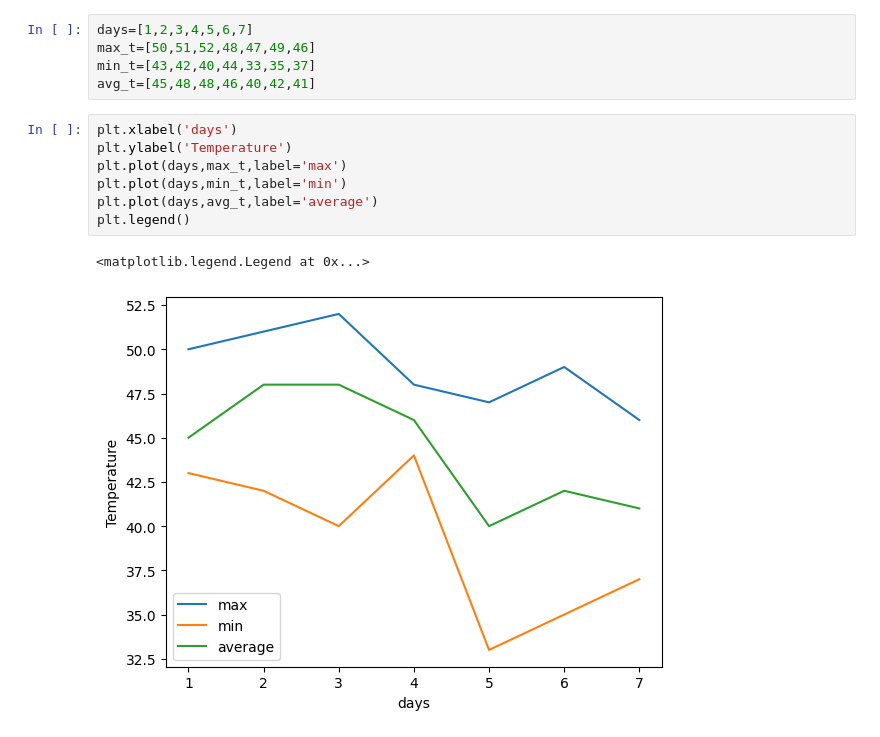
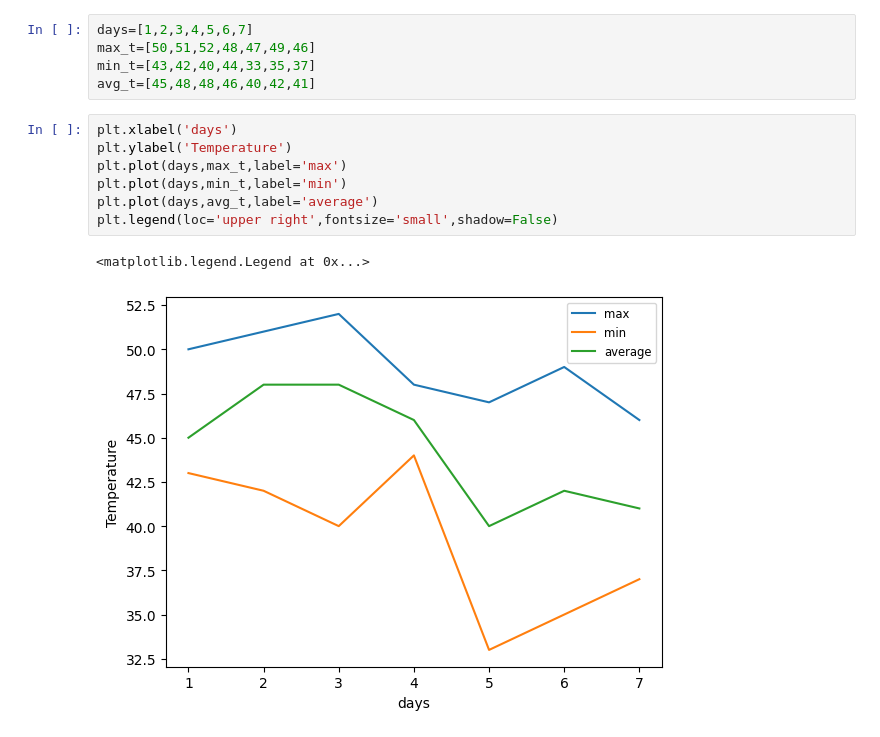
Before and after one commit to dinesh16adh/Data-Science, a Jupyter notebook: Untitled3.ipynb, the cells around one changed output. Drawn from its saved outputs; the diff is of its cells as text.

Commit message:
legend

```diff
--- a/Untitled3.ipynb
+++ b/Untitled3.ipynb
@@ -8,10 +8,10 @@ avg_t=[45,48,48,46,40,42,41]
 # %%
 plt.xlabel('days')
 plt.ylabel('Temperature')
 plt.plot(days,max_t,label='max')
 plt.plot(days,min_t,label='min')
 plt.plot(days,avg_t,label='average')
-plt.legend()
+plt.legend(loc='upper right',fontsize='small',shadow=False)
 # %% [output]
 <matplotlib.legend.Legend at 0x...>
-[figure, old version]
+[figure, new version]
```
